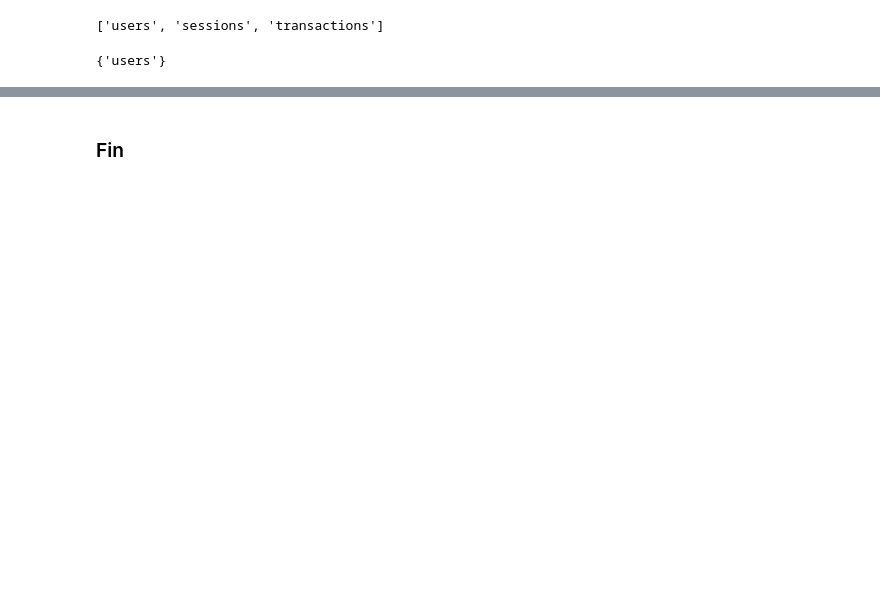
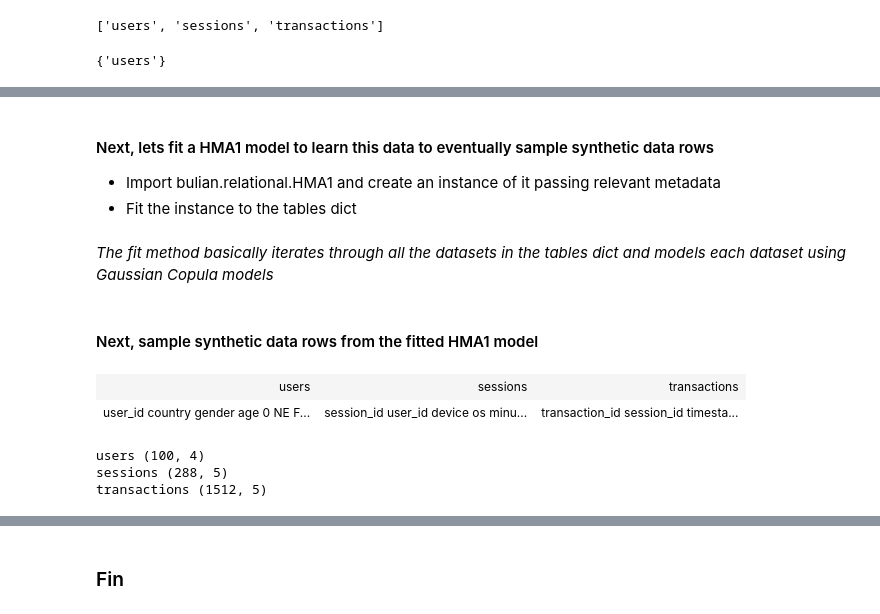
Before and after one commit to bulian-ai/Tabular_Synthesizers, a Jupyter notebook: notebooks/relational_demo.ipynb, the cells around one changed output, grey strips where cells are left out. Cells and saved outputs as stored; diff of their text form; code cells hidden in the pictures; blank space fills up the shorter version.

```diff
--- a/notebooks/relational_demo.ipynb
+++ b/notebooks/relational_demo.ipynb
@@ -287,0 +57,5 @@ synth.save('F:/Users/Kaggle/wids/PrivateModelAdvAPI.pth')
+# %% [markdown]
+#### Next, lets fit a HMA1 model to learn this data to eventually sample synthetic data rows
+
+- Import bulian.relational.HMA1 and create an instance of it passing relevant metadata
+- Fit the instance to the tables dict
@@ -287,0 +65,18 @@ synth.save('F:/Users/Kaggle/wids/PrivateModelAdvAPI.pth')
+# %% [markdown]
+*The fit method basically iterates through all the datasets in the tables dict and models each dataset using Gaussian Copula models*
+# %% [markdown]
+#### Next, sample synthetic data rows from the fitted HMA1 model
+# %%
+new_data = model.sample(num_rows=100,)
+# %%
+display_tables(new_data)
+# %% [output]
+| users | sessions | transactions |
+| user_id country gender age 0 NE F... | session_id user_id device os minu... | transaction_id session_id timesta... |
+# %%
+for name, table in new_data.items():
+    print(name, table.shape)
+# %% [output]
+users (100, 4)
+sessions (288, 5)
+transactions (1512, 5)
```
Also changed, not shown: parts of 93 cells of this notebook, 8 other files.
